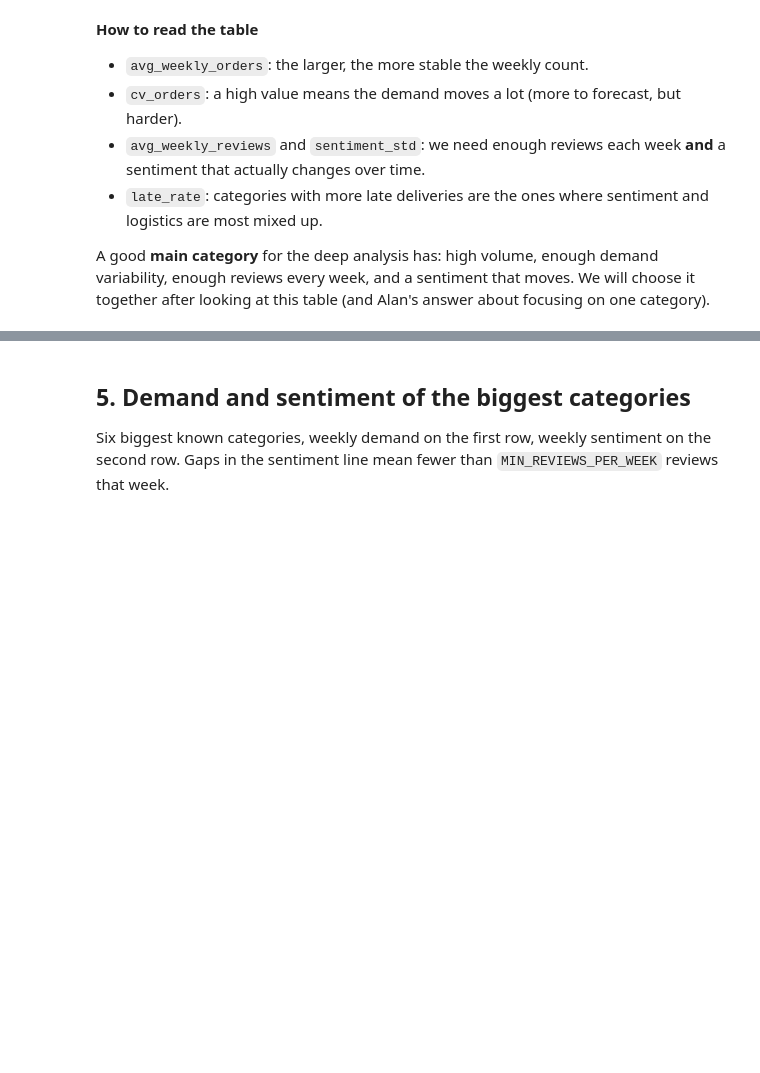
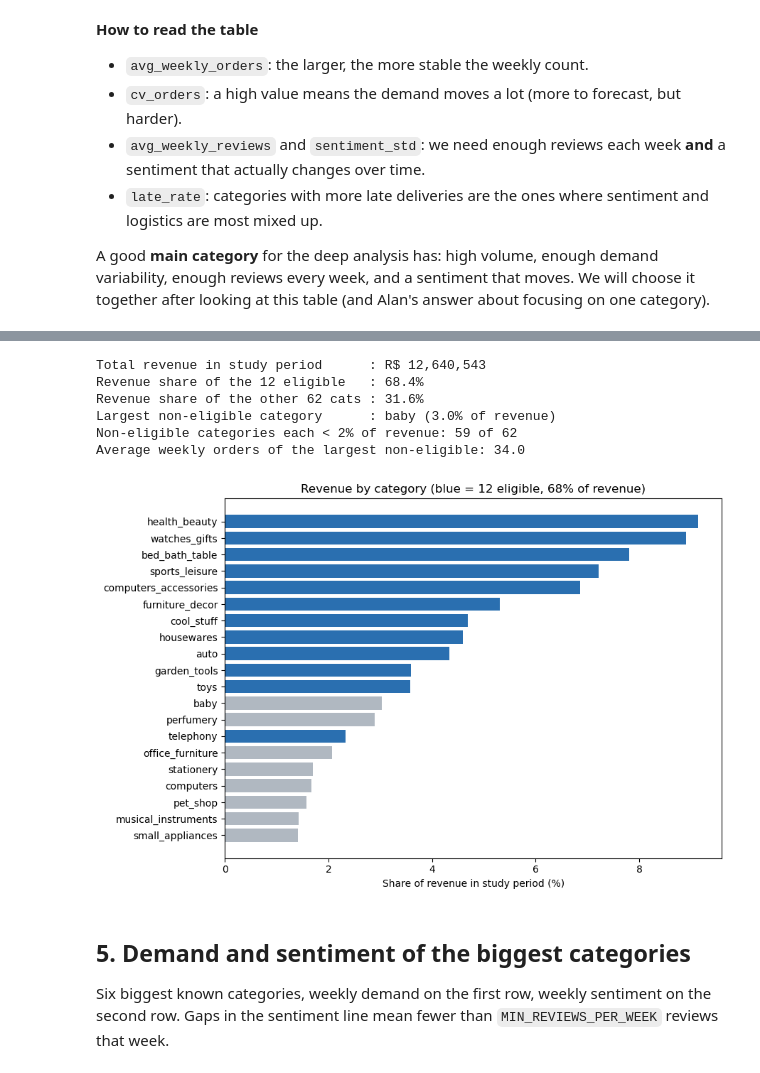
Before and after one commit to Feriel5ben/BDA-PROJECT, a Jupyter notebook: notebooks/02_eda.ipynb, the cells around one changed output, grey strips where cells are left out. Saved outputs shown, nothing was run; the diff lists cells and outputs as text; code cells hidden in the pictures; blank space fills up the shorter version.

Commit message:
Notebook 02: add revenue coverage of eligible categories (supervisor feedback)

```diff
--- a/notebooks/02_eda.ipynb
+++ b/notebooks/02_eda.ipynb
@@ -246,3 +252,45 @@ We will choose it together after looking at this table (and Alan's answer about
+# %%
+rev = in_window.groupby("category")["items_value"].sum().sort_values(ascending=False)
+eligible_list = list(summary.index[summary["eligible"]])
+is_elig = rev.index.isin(eligible_list)
+
+total_rev = rev.sum()
+elig_rev_share = rev[is_elig].sum() / total_rev
+others = rev[~is_elig]
+
+print(f"Total revenue in study period      : R$ {total_rev:,.0f}")
+print(f"Revenue share of the 12 eligible   : {elig_rev_share:.1%}")
+print(f"Revenue share of the other {len(others)} cats : {1 - elig_rev_share:.1%}")
+print(f"Largest non-eligible category      : {others.index[0]} ({others.iloc[0] / total_rev:.1%} of revenue)")
+print(f"Non-eligible categories each < 2% of revenue: {(others / total_rev < 0.02).sum()} of {len(others)}")
+print(f"Average weekly orders of the largest non-eligible: {summary.loc[others.index[0], 'avg_weekly_orders']:.1f}")
+
+# table for the report
+rev_table = pd.DataFrame({
+    "revenue": rev.round(0),
+    "revenue_share": (rev / total_rev).round(4),
+    "eligible": is_elig,
+})
+rev_table.to_csv(TABLES / "02_revenue_by_category.csv")
+
+# figure: top 20 categories by revenue share, eligible highlighted
+top = (rev / total_rev).head(20)[::-1]
+colors = ["#2a6fb0" if c in eligible_list else "#b0b8c1" for c in top.index]
+fig, ax = plt.subplots(figsize=(9, 6))
+ax.barh(top.index, top.values * 100, color=colors)
+ax.set_xlabel("Share of revenue in study period (%)")
+ax.set_title(f"Revenue by category (blue = 12 eligible, {elig_rev_share:.0%} of revenue)")
+plt.tight_layout()
+fig.savefig(FIGURES / "02_revenue_coverage.png", dpi=150)
+plt.show()
+# %% [output]
+Total revenue in study period      : R$ 12,640,543
+Revenue share of the 12 eligible   : 68.4%
+Revenue share of the other 62 cats : 31.6%
+Largest non-eligible category      : baby (3.0% of revenue)
+Non-eligible categories each < 2% of revenue: 59 of 62
+Average weekly orders of the largest non-eligible: 34.0
+[figure, added]
 # %% [markdown]
 ## 5. Demand and sentiment of the biggest categories
 
```
Also changed, not shown: parts of 1 cell of this notebook, 2 other files.
